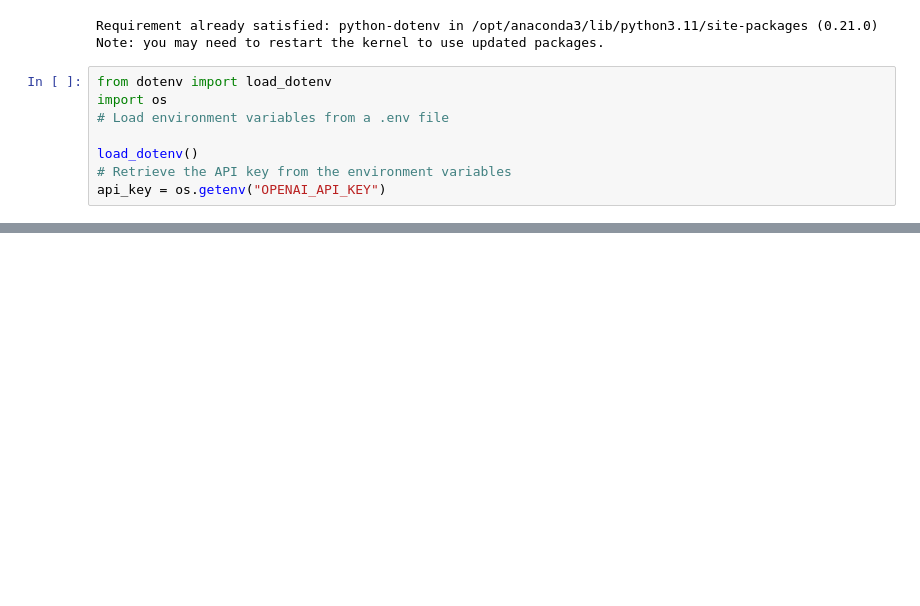
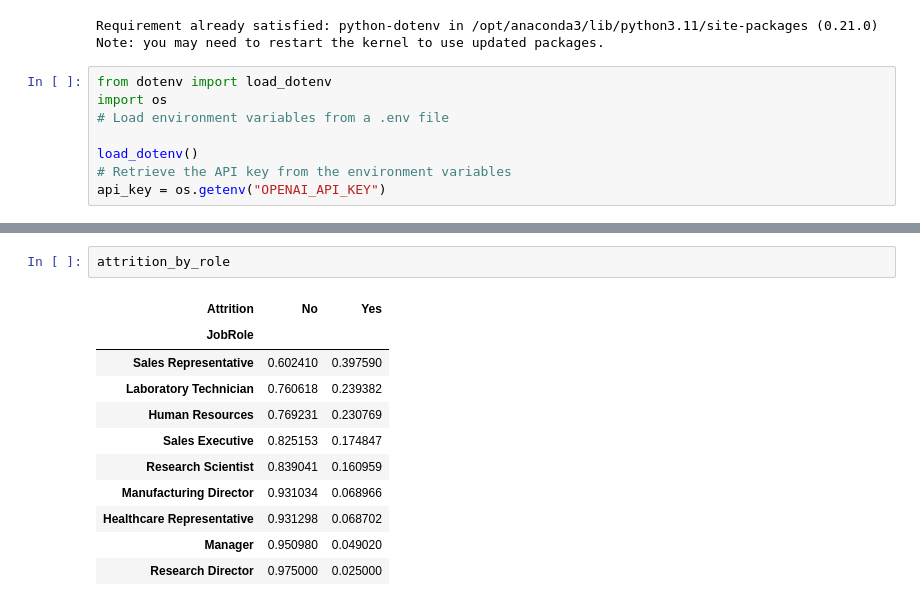
Before and after one commit to DanSun1213/HR_Project, a Jupyter notebook: Notebooks/EDA.ipynb, the cells around one changed output, grey strips where cells are left out. Saved outputs shown, nothing was run; the diff lists cells and outputs as text; blank space fills up the shorter version.

```diff
--- a/Notebooks/EDA.ipynb
+++ b/Notebooks/EDA.ipynb
@@ -282,3 +266,17 @@ api_key = os.getenv("OPENAI_API_KEY")
+# %%
+attrition_by_role
+# %% [output]
+| Attrition | No | Yes |
+| JobRole |  |  |
+| Sales Representative | 0.602410 | 0.397590 |
+| Laboratory Technician | 0.760618 | 0.239382 |
+| Human Resources | 0.769231 | 0.230769 |
+| Sales Executive | 0.825153 | 0.174847 |
+| Research Scientist | 0.839041 | 0.160959 |
+| Manufacturing Director | 0.931034 | 0.068966 |
+| Healthcare Representative | 0.931298 | 0.068702 |
+| Manager | 0.950980 | 0.049020 |
+| Research Director | 0.975000 | 0.025000 |
 # %%
 import requests
 import socks
```
Also changed, not shown: parts of 5 cells of this notebook, 4 other files.
